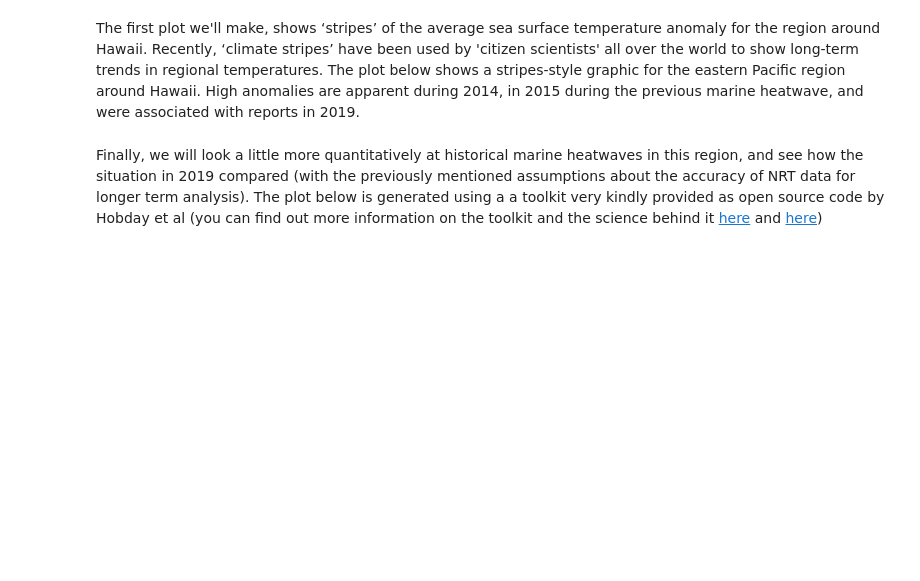
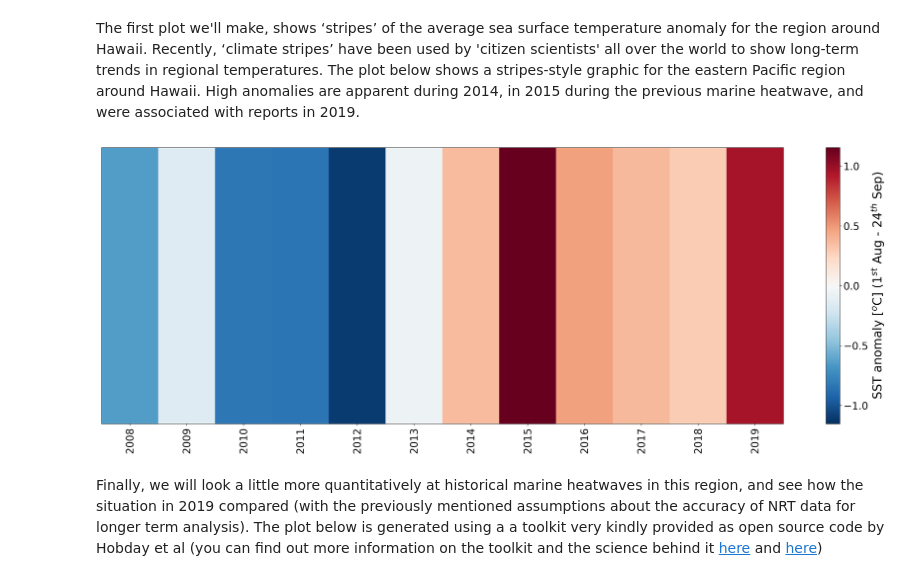
Before and after one commit to wekeo/DEFUNCT-wekeo-jupyter-lab, a Jupyter notebook: ocean/OceanCaseStudies/Marine_heatwaves_S3_CMEMS.ipynb, the cells around one changed output. Saved outputs shown, nothing was run; the diff lists cells and outputs as text; code cells hidden in the pictures; blank space fills up the shorter version.

```diff
--- a/ocean/OceanCaseStudies/Marine_heatwaves_S3_CMEMS.ipynb
+++ b/ocean/OceanCaseStudies/Marine_heatwaves_S3_CMEMS.ipynb
@@ -407,12 +391,11 @@ for start_date, end_date in zip(start_dates, end_dates):
 # %% [markdown]
 First we will set up some parameters including times and space we want to work over when plotting.
 # %%
-
 # subset image: cut a relevant section out of an image for area averaging. If false, whole area will be used.
 # THERE IS NO AREA WEIGHTING IN THE AVERAGING HERE!
 # Subset_extents [lon1,lon2,lat1,lat2] describes the section we cut
 subset_image = False
-subset_extents = [-165.0, -145.0, 10.0, 30.0]
+subset_extents = [-160.0, -150.0, 15.0, 25.0]
 
 # The data product time is measured in seconds since the following refernce date
 Date_ref = datetime.datetime(1981,1,1)
@@ -427,13 +410,9 @@ fsz = 30
 Then we will find our datasets and concatenate them.
 # %%
 SST_files = []
-my_files = glob.glob(download_dir_path+'/METOFFICE-GLO-SST-L4-RAN*')
+my_files = glob.glob(os.path.join(download_dir_path,'METOFFICE-GLO-SST-L4-NRT*'))
 for SST_file in sorted(my_files):
     SST_files.append(SST_file)
-
-my_files = glob.glob(download_dir_path+'/METOFFICE-GLO-SST-L4-NRT*')
-for SST_file in sorted(my_files):
-    SST_files.append(SST_file)
 # %% [markdown]
 The next cell performs the bulk of the processing work for our plot. We start by loading in coordinates that we can use to subset the data (if required) and make our plots. Subsequently, we loop through the SST products and read in the data, correct Kelvin to Celsius and perform our averaging in either time and space.
 # %%
@@ -518,17 +510,19 @@ The first plot we'll make, shows ‘stripes’ of the average sea surface temper
 # %%
 fig = plt.figure(figsize=(30,10), dpi =300)
 vmax = np.nanmax(abs(stripe_array))
 
 date_ticks = []
 for ii in range(len(SST_files)):
-    date_ticks.append(str(1988+ii))
+    date_ticks.append(str(2008+ii))
 
 plt.pcolormesh(stripe_array,vmin=vmax*-1,vmax=vmax,cmap=plt.cm.RdBu_r)
 plt.xticks(np.arange(len(SST_files))+0.5,date_ticks, rotation='90')
 plt.yticks([],[])
 cbar = plt.colorbar()
 cbar.set_label('SST anomaly [$^{o}$C] (1$^{st}$ Aug - 24$^{th}$ Sep)',fontsize=fsz/1.25)
 plt.savefig('Stripes.png')
+# %% [output]
+[figure, added]
 # %% [markdown]
 Finally, we will look a little more quantitatively at historical marine heatwaves in this region, and see how the situation in 2019 compared (with the previously mentioned assumptions about the accuracy of NRT data for longer term analysis). The plot below is generated using a
 a toolkit very kindly provided as open source code by Hobday et al (you can find out more information on the toolkit and the science behind it <a href="https://www.sciencedirect.com/science/article/abs/pii/S0079661116000057">here</a> and <a href="https://github.com/ecjoliver/marineHeatWaves">here</a>)
```
Also changed, not shown: parts of 15 cells of this notebook, 11 other files.
